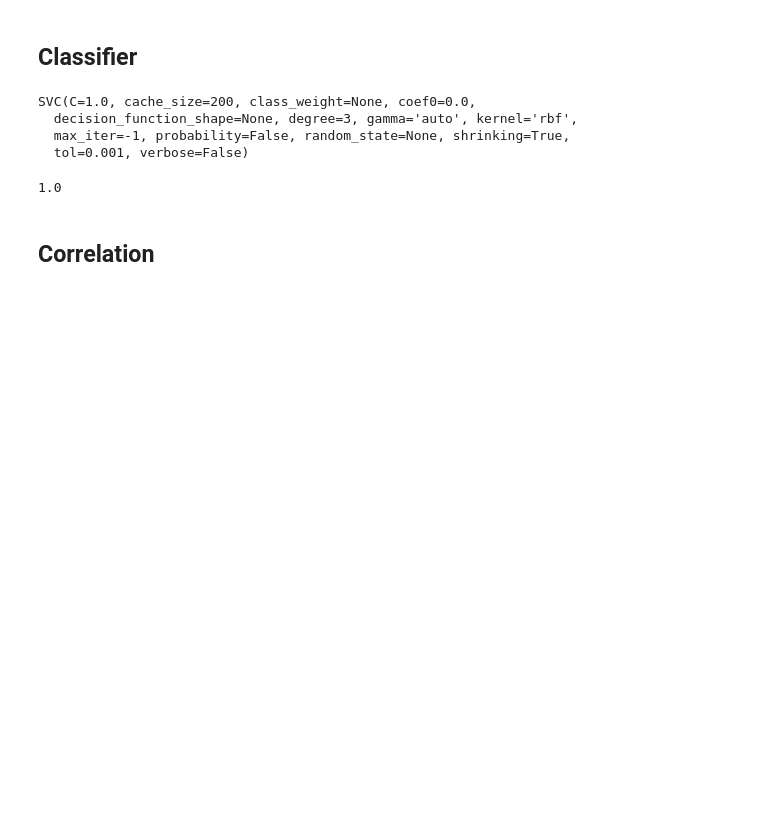
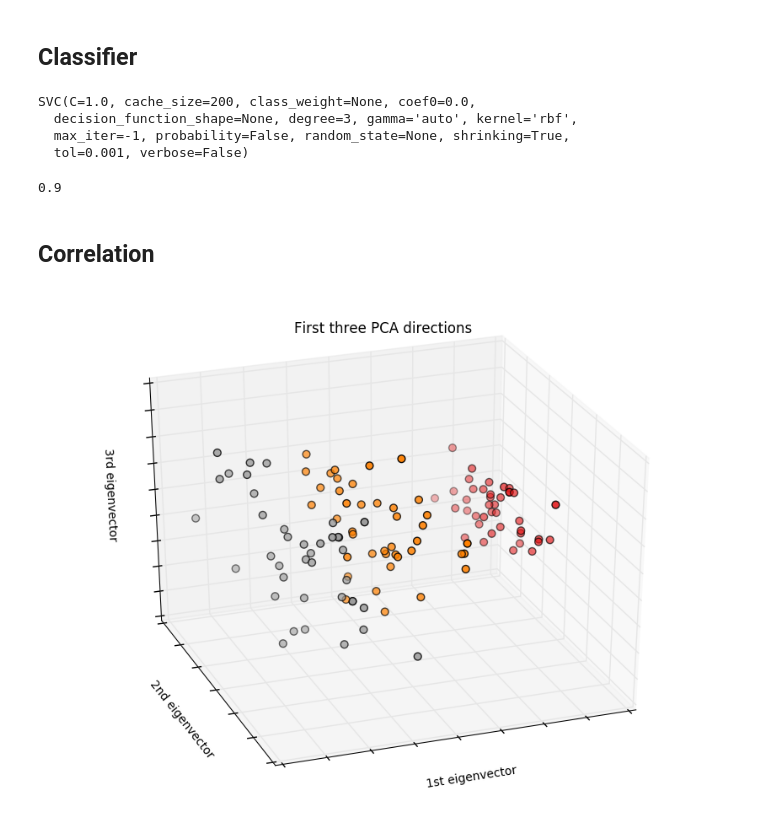
Before and after one commit to mvpatel2000/GovML, a Jupyter notebook: MLCode.ipynb, the cells around one changed output. Cells and saved outputs as stored; diff of their text form; code cells hidden in the pictures; blank space fills up the shorter version.

```diff
--- a/MLCode.ipynb
+++ b/MLCode.ipynb
@@ -28,3 +34,9 @@ print(X_train,X_test,y_train,y_test)
+# %%
+iris = datasets.load_iris()
+X = iris.data  # we only take the first two features.
+y = iris.target
+# %%
+X_train, X_test, y_train, y_test = train_test_split(X, y, test_size=0.2, random_state=42)
 # %% [markdown]
 ## Classifier
 # %%
@@ -40,6 +52,23 @@ SVC(C=1.0, cache_size=200, class_weight=None, coef0=0.0,
 y_predict = clf.predict(X_test)
 print(accuracy_score(y_test, y_predict))
 # %% [output]
-1.0
+0.9
 # %% [markdown]
 ## Correlation
+# %%
+fig = plt.figure(1, figsize=(8, 6))
+ax = Axes3D(fig, elev=-150, azim=110)
+X_reduced = PCA(n_components=3).fit_transform(X_train)                    #This is X_train
+ax.scatter(X_reduced[:, 0], X_reduced[:, 1], X_reduced[:, 2], c=y_train,  #This is y_trian
+           cmap=plt.cm.Set1, edgecolor='k', s=40)
+ax.set_title("First three PCA directions")
+ax.set_xlabel("1st eigenvector")
+ax.w_xaxis.set_ticklabels([])
+ax.set_ylabel("2nd eigenvector")
+ax.w_yaxis.set_ticklabels([])
+ax.set_zlabel("3rd eigenvector")
+ax.w_zaxis.set_ticklabels([])
+
+plt.show()
+# %% [output]
+[figure, added]
```
Also changed, not shown: parts of 4 cells of this notebook.
